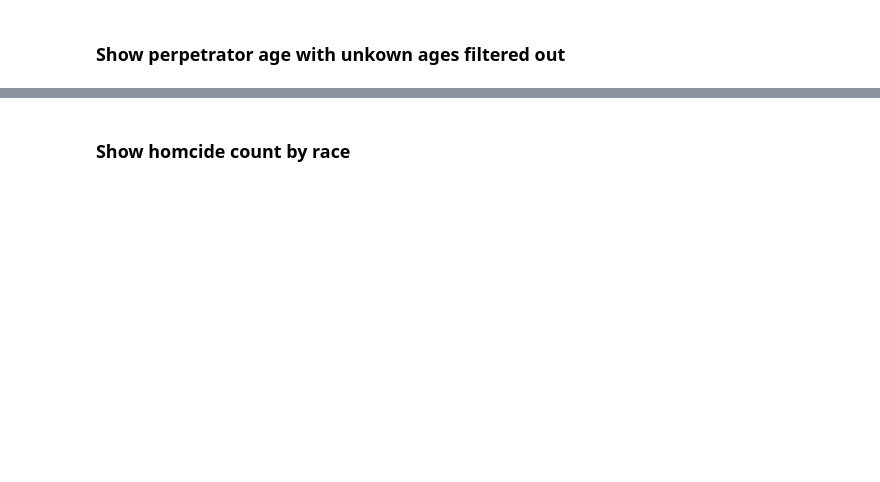
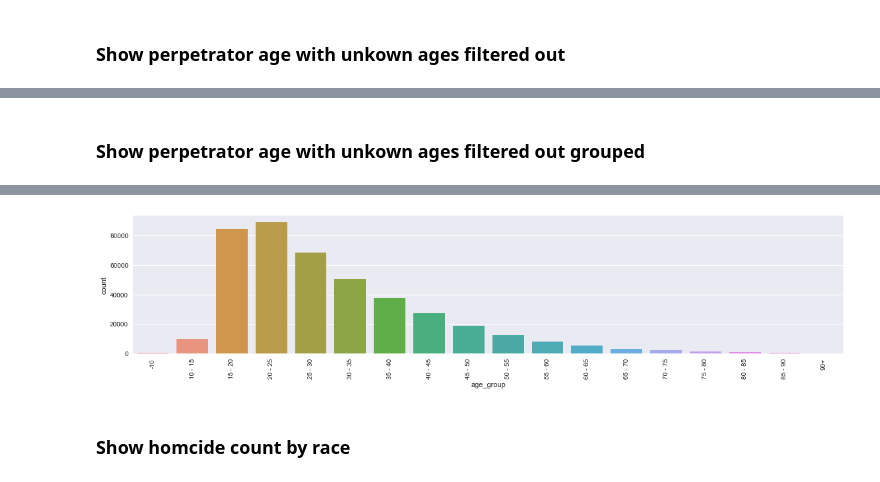
Before and after one commit to DuncanCasteleyn/Data-Mining-Project-3TI, a Jupyter notebook: project.ipynb, the cells around one changed output, grey strips where cells are left out. Saved outputs shown, nothing was run; the diff lists cells and outputs as text; code cells hidden in the pictures; blank space fills up the shorter version.

```diff
--- a/project.ipynb
+++ b/project.ipynb
@@ -146,0 +233,14 @@ seaborn.plt.tight_layout()
+# %% [markdown]
+### Show perpetrator age with unkown ages filtered out grouped
+# %%
+%%time
+bins = [0,10,15,20,25,30,35,40,45,50,55,60,65,70,75,80,85,90,np.inf]
+labels = ['-10','10 - 15','15 - 20','20 - 25','25 - 30','30 - 35','35 - 40','40 - 45','45 - 50','50 - 55','55 - 60','60 - 65','65 - 70','70 - 75','75 - 80','80 - 85', '85 - 90', '90+']
+age_groups = pandas.cut(homicide['Perpetrator Age'], bins, labels=labels)
+homicide['age_group'] = age_groups
+
+s = seaborn.factorplot(x='age_group', data=homicide[homicide['Perpetrator Age'] != 0],
+                        kind="count", aspect=4)
+s.set_xticklabels(rotation=90)
+seaborn.plt.tight_layout()
+# %% [output]
@@ -147,3 +248,4 @@ seaborn.plt.tight_layout()
+[figure, added]
 # %% [markdown]
 ### Show homcide count by race
 # %%
```
Also changed, not shown: parts of 29 cells of this notebook, 1 other file.
